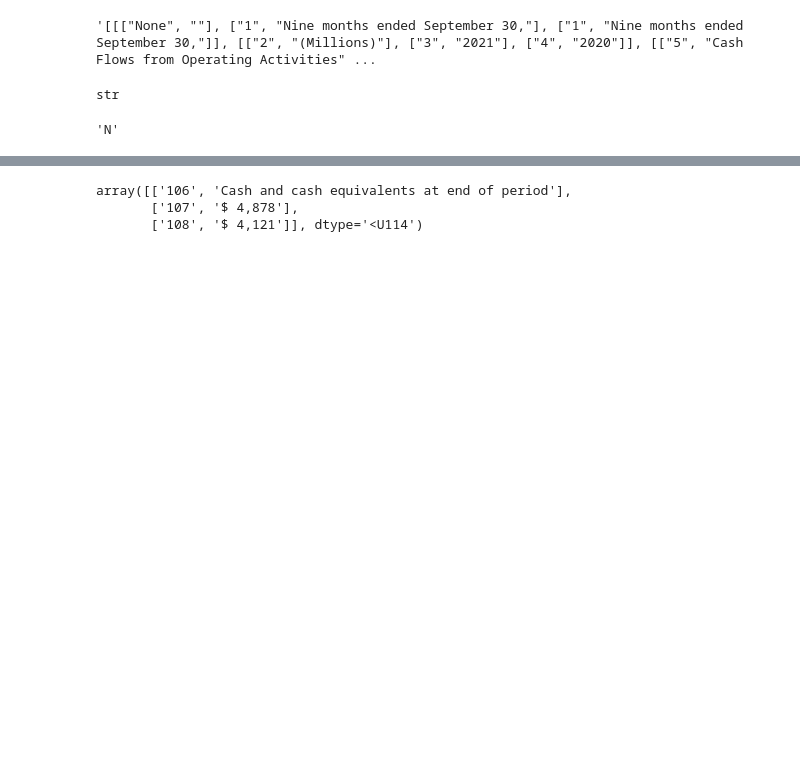
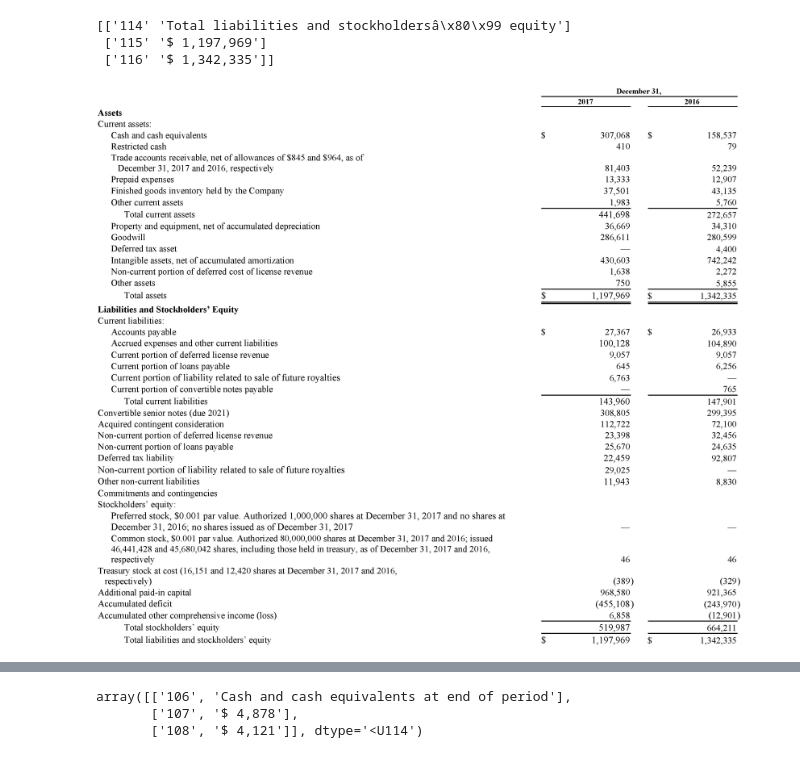
Before and after one commit to shubendu/10k-reports-seach-engine, a Jupyter notebook: Table DATA.ipynb, the cells around one changed output, grey strips where cells are left out. Cells and saved outputs as stored; diff of their text form; code cells hidden in the pictures; blank space fills up the shorter version.

```diff
--- a/Table DATA.ipynb
+++ b/Table DATA.ipynb
@@ -40,12 +21,0 @@ dd = response.json()
-# %%
-dd['data'][0]['table_np']
-# %% [output]
-'[[["None", ""], ["1", "Nine months ended September 30,"], ["1", "Nine months ended September 30,"]], [["2", "(Millions)"], ["3", "2021"], ["4", "2020"]], [["5", "Cash Flows from Operating Activities" ...
-# %%
-type(dd['data'][0]['table_np'][0])
-# %% [output]
-str
-# %%
-dd['data'][0]['table_np'][4]
-# %% [output]
-'N'
@@ -53,0 +22,11 @@ import numpy as np
+# %%
+t_0_100_png,t_0_100_np = get_table_data('2ea6407af9a047bd915c3ec4199d2051_107_t_0')
+t_0_101_png,t_0_101_np = get_table_data('2ea6407af9a047bd915c3ec4199d2051_107_t_0')
+# %%
+print(t_0_100_np[-1])
+Image.open(io.BytesIO(base64.b64decode(t_0_100_png)))
+# %% [output]
+[['114' 'Total liabilities and stockholdersâ\x80\x99 equity']
+ ['115' '$ 1,197,969']
+ ['116' '$ 1,342,335']]
+[figure, added]
```
Also changed, not shown: parts of 13 cells of this notebook, 3 other files.
